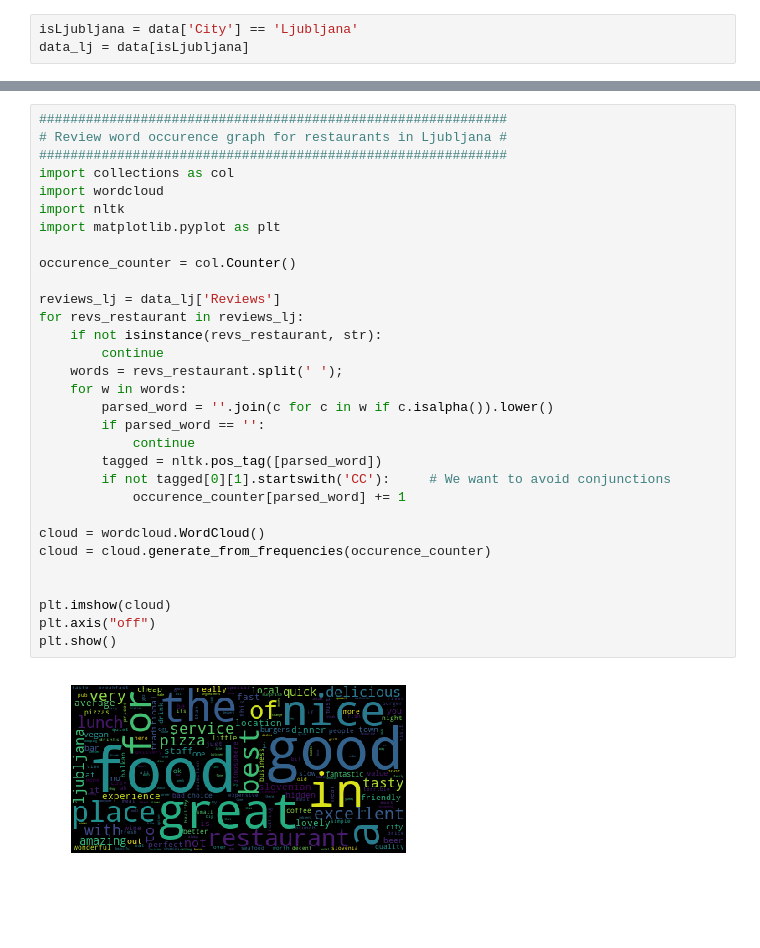
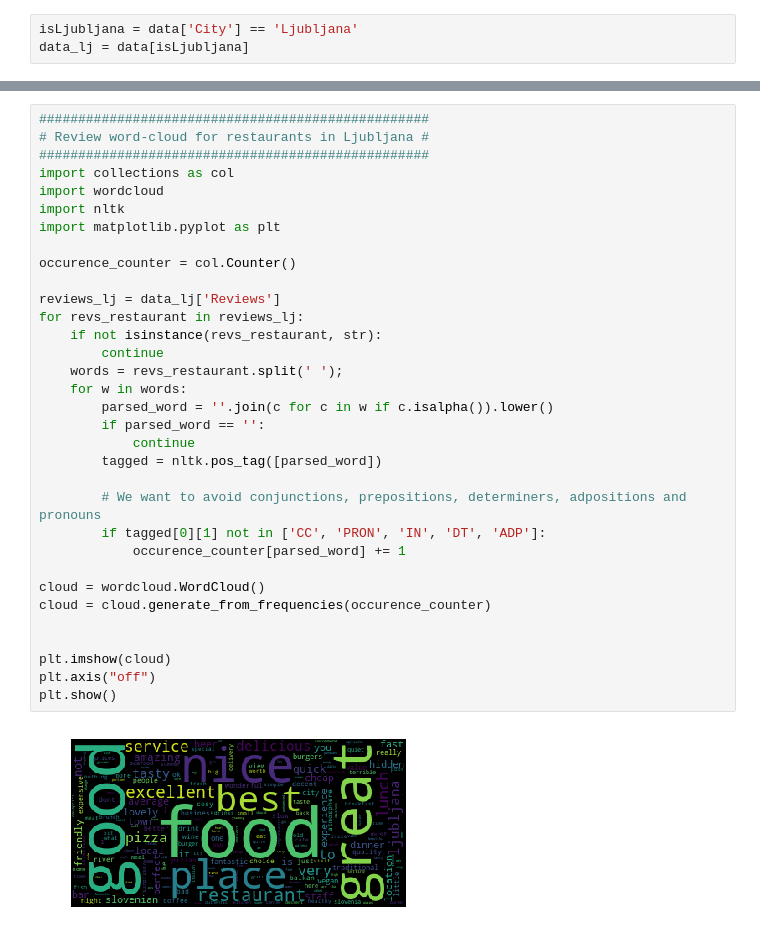
Before and after one commit to msinkec/PR19ABALMSSR, a Jupyter notebook: Analasys.ipynb, the cells around one changed output, grey strips where cells are left out. Cells and saved outputs as stored; diff of their text form; blank space fills up the shorter version.

```diff
--- a/Analasys.ipynb
+++ b/Analasys.ipynb
@@ -41,33 +39,35 @@ ax = vc.plot(kind='bar').set(xlabel="Rating")
 # %%
-############################################################
-# Review word occurence graph for restaurants in Ljubljana #
-############################################################
+##################################################
+# Review word-cloud for restaurants in Ljubljana #
+##################################################
 import collections as col
 import wordcloud
 import nltk
 import matplotlib.pyplot as plt
 
 occurence_counter = col.Counter()
 
 reviews_lj = data_lj['Reviews']
 for revs_restaurant in reviews_lj:
     if not isinstance(revs_restaurant, str):
         continue
     words = revs_restaurant.split(' ');
     for w in words:
         parsed_word = ''.join(c for c in w if c.isalpha()).lower()
         if parsed_word == '':
             continue
         tagged = nltk.pos_tag([parsed_word])
-        if not tagged[0][1].startswith('CC'):     # We want to avoid conjunctions
+
+        # We want to avoid conjunctions, prepositions, determiners, adpositions and pronouns
+        if tagged[0][1] not in ['CC', 'PRON', 'IN', 'DT', 'ADP']:
             occurence_counter[parsed_word] += 1
 
 cloud = wordcloud.WordCloud()
 cloud = cloud.generate_from_frequencies(occurence_counter)
 
 
 plt.imshow(cloud)
 plt.axis("off")
 plt.show()
 # %% [output]
-[figure, old version]
+[figure, new version]
```
Also changed, not shown: parts of 2 cells of this notebook.
